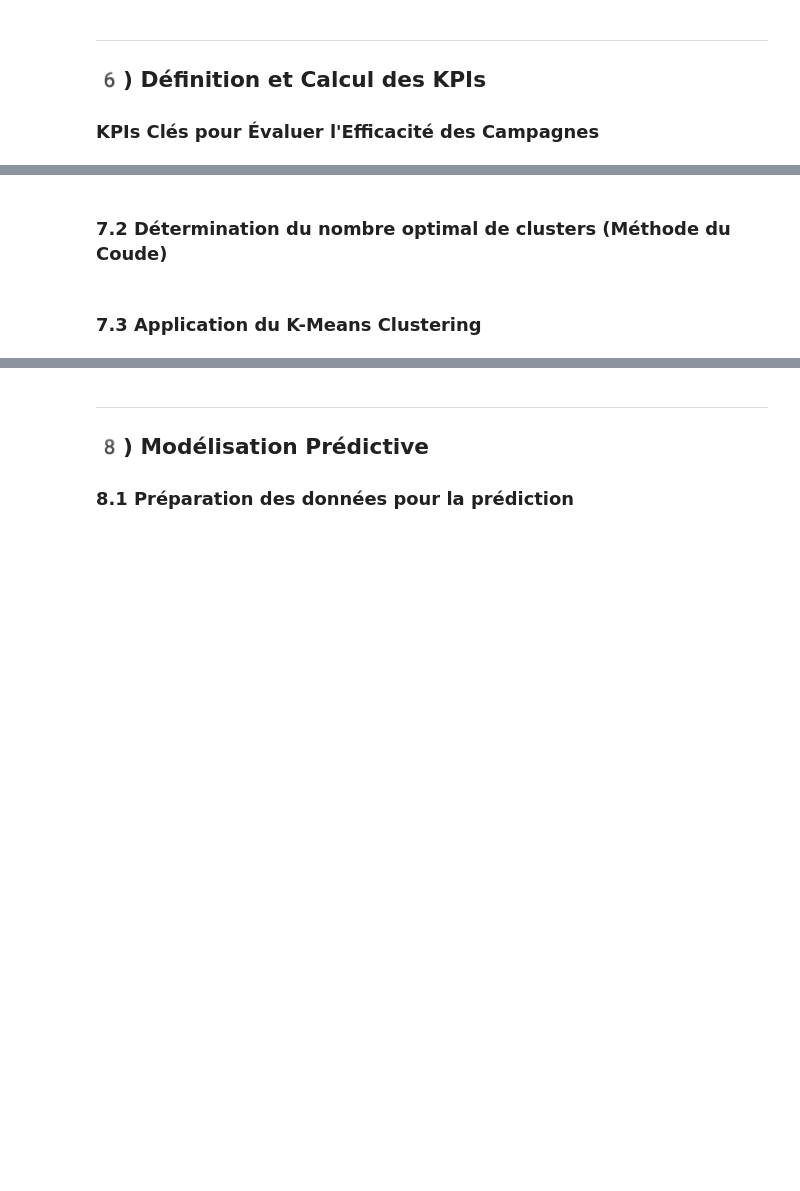
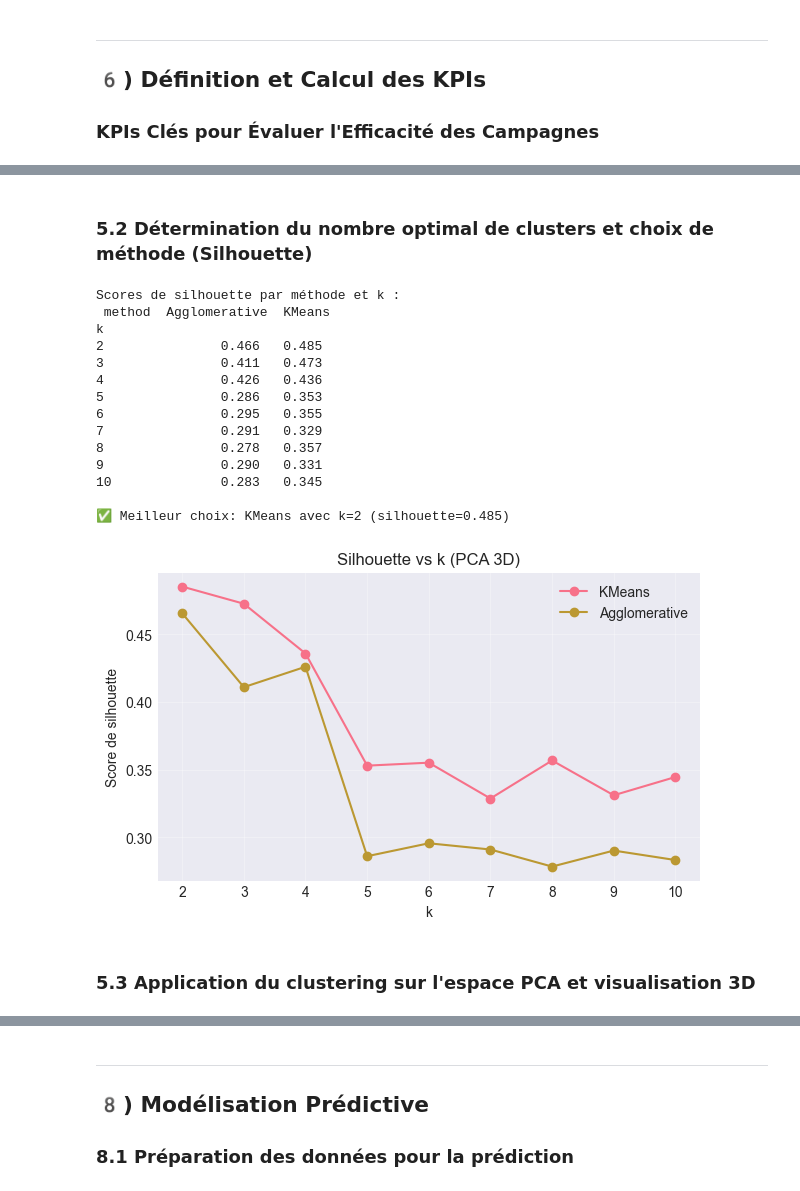
Before and after one commit to Venonne/Python, a Jupyter notebook: Analyse campagne marketing.ipynb, the cells around one changed output, grey strips where cells are left out. Drawn from its saved outputs; the diff is of its cells as text; code cells hidden in the pictures; blank space fills up the shorter version.

```diff
--- a/Analyse campagne marketing.ipynb
+++ b/Analyse campagne marketing.ipynb
@@ -332,4 +686,75 @@ Champ 'Age' ajouté avec succès.
 # %% [markdown]
-### 7.2 Détermination du nombre optimal de clusters (Méthode du Coude)
+### 5.2 Détermination du nombre optimal de clusters et choix de méthode (Silhouette)
+# %%
+# 5.2 Choix du nombre de clusters et de la méthode (Silhouette)
+from sklearn.cluster import KMeans, AgglomerativeClustering
+from sklearn.metrics import silhouette_score
+import matplotlib.pyplot as plt
+import pandas as pd
+import numpy as np
+
+# Vérifier que X_pca existe (sinon relancer 5.1)
+if 'X_pca' not in globals():
+    raise RuntimeError("X_pca introuvable. Exécutez d'abord la cellule 5.1 (PCA).")
+
+n_samples = X_pca.shape[0]
+k_max_possible = max(2, min(10, n_samples - 1))
+k_values = list(range(2, k_max_possible + 1))
+
+results = []
+for k in k_values:
+    # KMeans
+    km = KMeans(n_clusters=k, random_state=42, n_init=10)
+    labels_km = km.fit_predict(X_pca)
+    sil_km = silhouette_score(X_pca, labels_km)
+    results.append({'method':'KMeans','k':k,'silhouette':sil_km})
+
+    # Agglomerative (Ward)
+    ag = AgglomerativeClustering(n_clusters=k, linkage='ward')
+    labels_ag = ag.fit_predict(X_pca)
+    sil_ag = silhouette_score(X_pca, labels_ag)
+    results.append({'method':'Agglomerative','k':k,'silhouette':sil_ag})
+
+df_scores = pd.DataFrame(results)
+best_row = df_scores.loc[df_scores['silhouette'].idxmax()]
+best_method = best_row['method']
+best_k = int(best_row['k'])
+best_score = best_row['silhouette']
+
+print("Scores de silhouette par méthode et k :\n", df_scores.pivot(index='k', columns='method', values='silhouette').round(3))
+print()
+print(f"✅ Meilleur choix: {best_method} avec k={best_k} (silhouette={best_score:.3f})")
+
+# Visualisation des scores
+plt.figure(figsize=(7,4))
+for method in ['KMeans','Agglomerative']:
+    subset = df_scores[df_scores['method']==method]
+    plt.plot(subset['k'], subset['silhouette'], marker='o', label=method)
+plt.title('Silhouette vs k (PCA 3D)')
+plt.xlabel('k')
+plt.ylabel('Score de silhouette')
+plt.grid(True, alpha=0.3)
+plt.legend()
+plt.show()
+
+# Conserver le meilleur choix en variables globales
+best_model_name = best_method
+best_n_clusters = best_k
+# %% [output]
+Scores de silhouette par méthode et k :
+ method  Agglomerative  KMeans
+k
+2               0.466   0.485
+3               0.411   0.473
+4               0.426   0.436
+5               0.286   0.353
+6               0.295   0.355
+7               0.291   0.329
+8               0.278   0.357
+9               0.290   0.331
+10              0.283   0.345
+
+✅ Meilleur choix: KMeans avec k=2 (silhouette=0.485)
+[figure, added]
 # %% [markdown]
-### 7.3 Application du K-Means Clustering
+### 5.3 Application du clustering sur l'espace PCA et visualisation 3D
```
Also changed, not shown: parts of 12 cells of this notebook, 3 other files.
